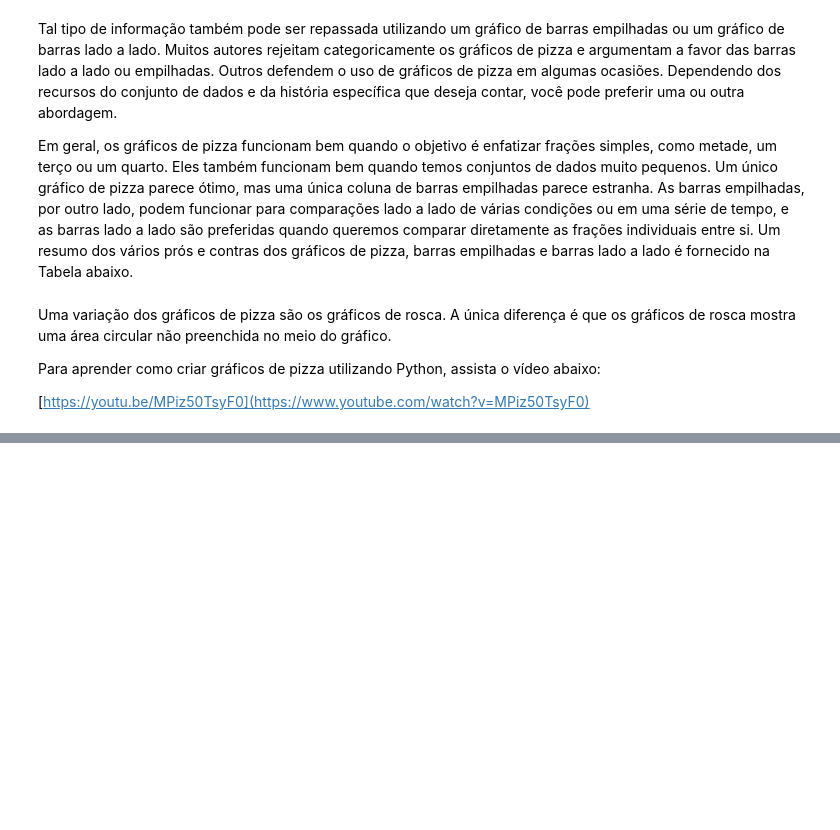
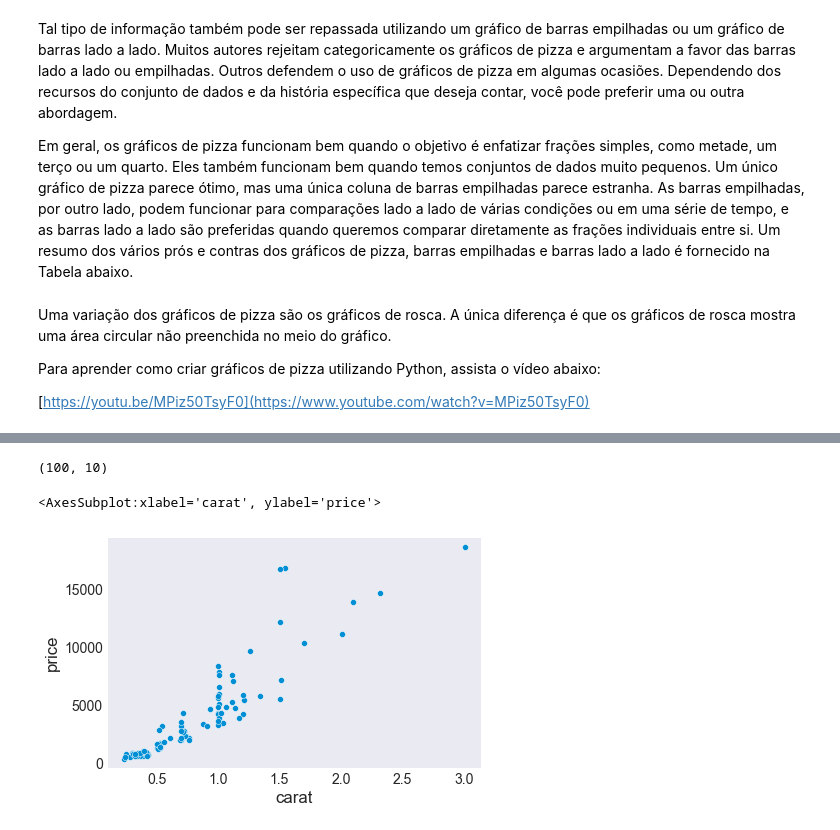
Before and after one commit to lucasbragasilva/academy-future, a Jupyter notebook: visualizando_proporcoes.ipynb, the cells around one changed output, grey strips where cells are left out. Cells and saved outputs as stored; diff of their text form; code cells hidden in the pictures; blank space fills up the shorter version.

```diff
--- a/visualizando_proporcoes.ipynb
+++ b/visualizando_proporcoes.ipynb
@@ -57,0 +75,3 @@ plt.show()
+# %%
+diamonds = sns.load_dataset('diamonds')
+diamonds.shape
@@ -57,0 +89,15 @@ plt.show()
+# %%
+diamonds = diamonds[
+    diamonds.cut.isin(['Premium', 'Good']) &
+    diamonds.color.isin(['D', 'F', 'J'])
+    ].sample(n=100, random_state=22)
+diamonds.shape
+# %% [output]
+(100, 10)
+# %%
+sns.set_style('dark')
+# %%
+sns.scatterplot(diamonds.carat, diamonds.price)
+# %% [output]
+<AxesSubplot:xlabel='carat', ylabel='price'>
+[figure, added]
```
Also changed, not shown: parts of 20 cells of this notebook.
